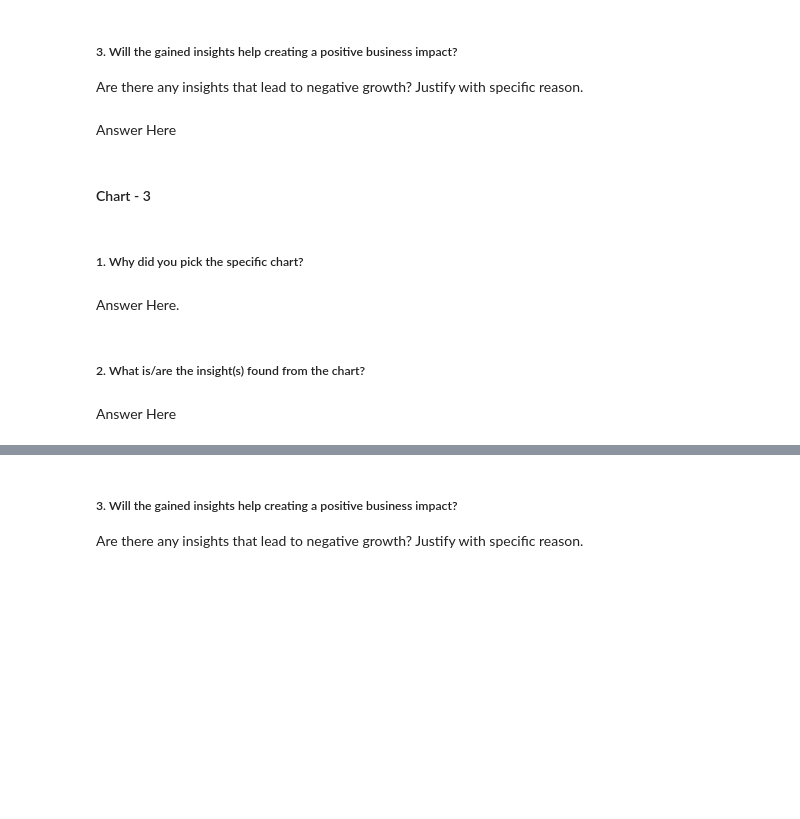
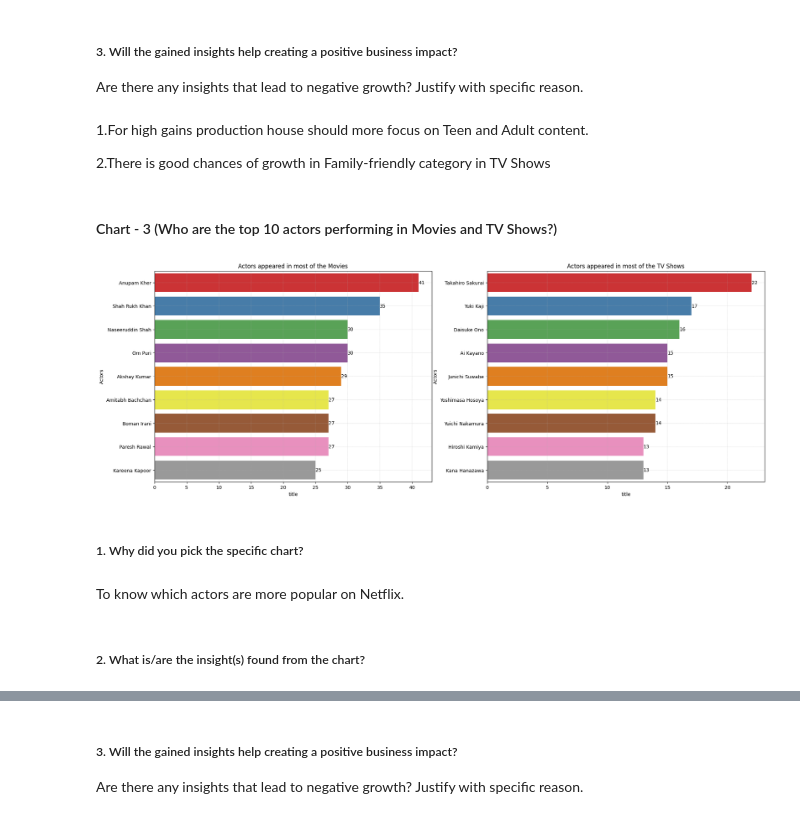
Before and after one commit to Nileshkl/Unsupervised-ML--Netflix-Movies-and-TV-Shows-Clustering, a Jupyter notebook: Capstone_Project_Unsupervised_ML_Netflix_Movies_and_TV_Shows_Clustering.ipynb, the cells around one changed output, grey strips where cells are left out. Cells and saved outputs as stored; diff of their text form; code cells hidden in the pictures; blank space fills up the shorter version.

```diff
--- a/Capstone_Project_Unsupervised_ML_Netflix_Movies_and_TV_Shows_Clustering.ipynb
+++ b/Capstone_Project_Unsupervised_ML_Netflix_Movies_and_TV_Shows_Clustering.ipynb
@@ -300,0 +644,14 @@ Answer Here
+# %%
+# Typecasting duration into integer by removing 'min' and 'season' from the end
+df['duration']= df['duration'].apply(lambda x: int(x.split()[0]))
+
+# Typecasting string object to datetime object of date_added column
+df['date_added']= pd.to_datetime(df['date_added'])
+
+# Extracting date, day, month and year from date_added column
+df["day_added"]= df["date_added"].dt.day
+df["month_added"]= df["date_added"].dt.month
+df["year_added"]= df["date_added"].dt.year
+
+# Dropping date_added
+df.drop('date_added', axis=1, inplace=True)
@@ -336,7 +864,3 @@ Answer Here
 # %% [markdown]
 ##### 3. Will the gained insights help creating a positive business impact?
 Are there any insights that lead to negative growth? Justify with specific reason.
-# %% [markdown]
-Answer Here
-# %% [markdown]
-#### Chart - 3
@@ -345,8 +867,26 @@ Answer Here
+# %% [markdown]
+1.For high gains production house should more focus on Teen and Adult content.
+
+2.There is good chances of growth in Family-friendly category in TV Shows
+# %% [markdown]
+#### Chart - 3 (Who are the top 10 actors performing in Movies and TV Shows?)
+# %%
+# Top 10 casts in Movies and TV Shows
+plt.style.use('default')
+plt.figure(figsize=(23,8))
+for i,j,k in ((df_movies, 'Movies',0),(df_tvshows, 'TV Shows',1)):
+  plt.subplot(1,2,k+1)
+  df_actor = i.groupby(['Actors']).agg({'title':'nunique'}).reset_index().sort_values(by=['title'],ascending=False)[1:10]
+  plots= sns.barplot(y = "Actors",x = 'title', data = df_actor, palette='Set1')
+  plt.title(f'Actors appeared in most of the {j}')
+  plt.grid(linestyle='--', linewidth=0.3)
+  plots.bar_label(plots.containers[0])
+plt.show()
+# %% [output]
+[figure, added]
 # %% [markdown]
 ##### 1. Why did you pick the specific chart?
-# %% [markdown]
-Answer Here.
+# %% [markdown]
+To know which actors are more popular on Netflix.
 # %% [markdown]
 ##### 2. What is/are the insight(s) found from the chart?
-# %% [markdown]
-Answer Here
```
Also changed, not shown: parts of 178 cells of this notebook.
